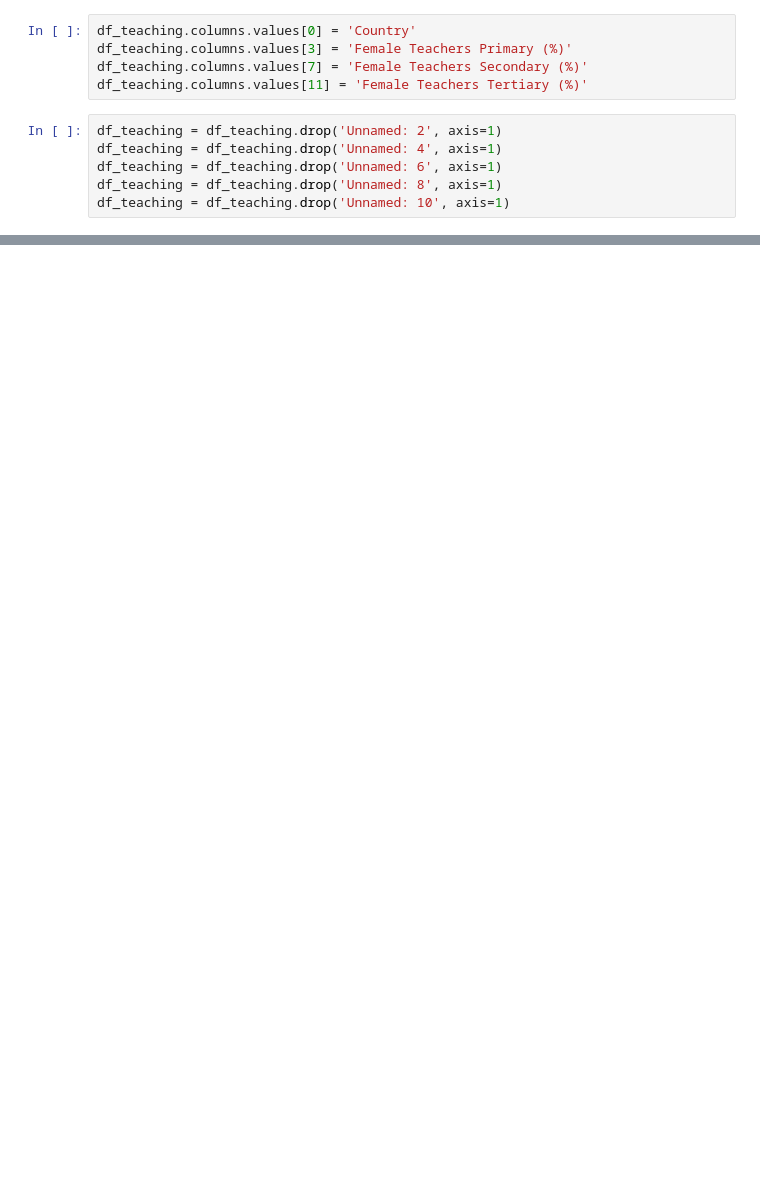
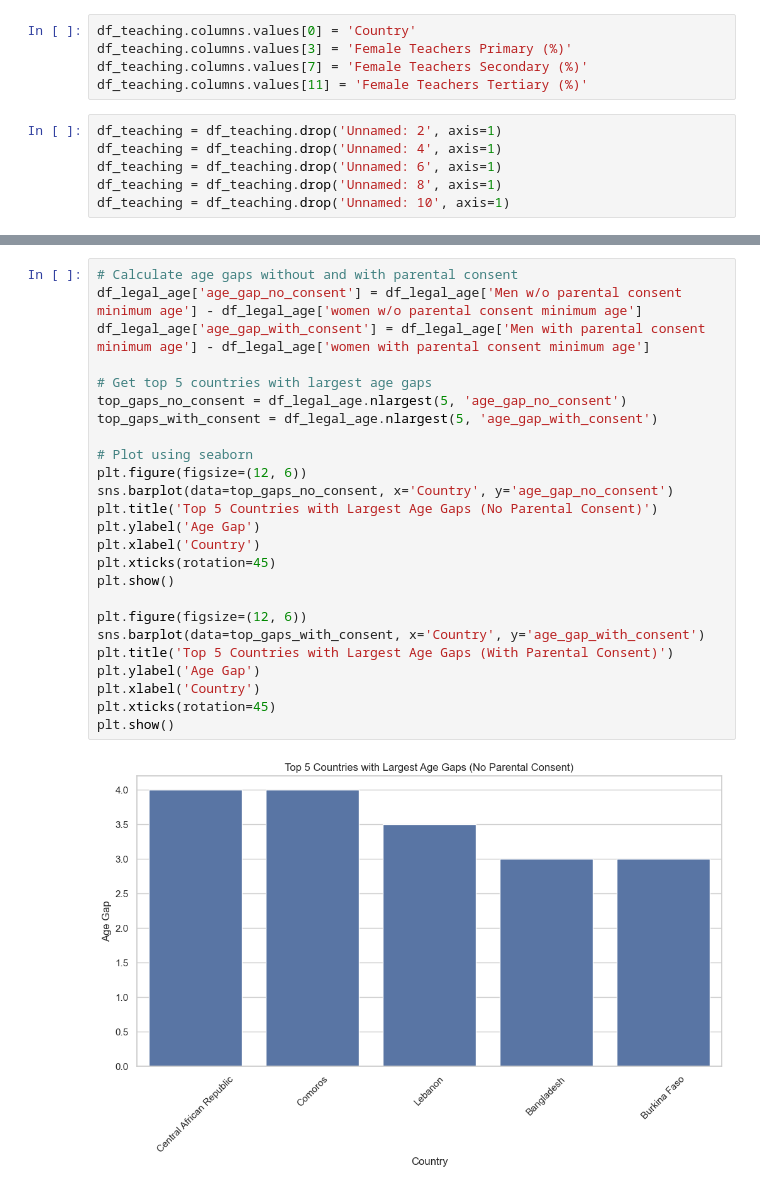
Before and after one commit to SeradjEddine/SZE_data_analysis_team_10, a Jupyter notebook: BL2NDD.ipynb, the cells around one changed output, grey strips where cells are left out. Saved outputs shown, nothing was run; the diff lists cells and outputs as text; blank space fills up the shorter version.

```diff
--- a/BL2NDD.ipynb
+++ b/BL2NDD.ipynb
@@ -193,0 +211,27 @@ df_teaching = df_teaching.drop('Unnamed: 10', axis=1)
+# %%
+# Calculate age gaps without and with parental consent
+df_legal_age['age_gap_no_consent'] = df_legal_age['Men w/o parental consent minimum age'] - df_legal_age['women w/o parental consent minimum age']
+df_legal_age['age_gap_with_consent'] = df_legal_age['Men with parental consent minimum age'] - df_legal_age['women with parental consent minimum age']
+
+# Get top 5 countries with largest age gaps
+top_gaps_no_consent = df_legal_age.nlargest(5, 'age_gap_no_consent')
+top_gaps_with_consent = df_legal_age.nlargest(5, 'age_gap_with_consent')
+
+# Plot using seaborn
+plt.figure(figsize=(12, 6))
+sns.barplot(data=top_gaps_no_consent, x='Country', y='age_gap_no_consent')
+plt.title('Top 5 Countries with Largest Age Gaps (No Parental Consent)')
+plt.ylabel('Age Gap')
+plt.xlabel('Country')
+plt.xticks(rotation=45)
+plt.show()
+
+plt.figure(figsize=(12, 6))
+sns.barplot(data=top_gaps_with_consent, x='Country', y='age_gap_with_consent')
+plt.title('Top 5 Countries with Largest Age Gaps (With Parental Consent)')
+plt.ylabel('Age Gap')
+plt.xlabel('Country')
+plt.xticks(rotation=45)
+plt.show()
+# %% [output]
+[figure, added]
```
Also changed, not shown: parts of 6 cells of this notebook.
